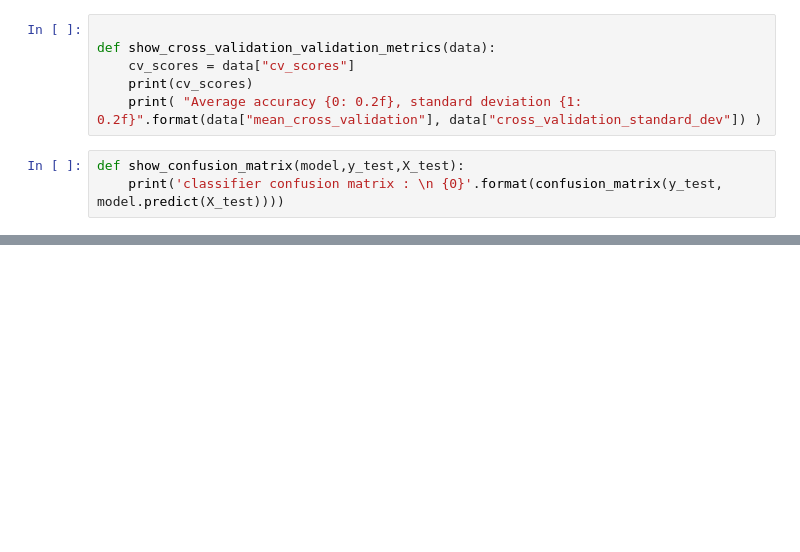
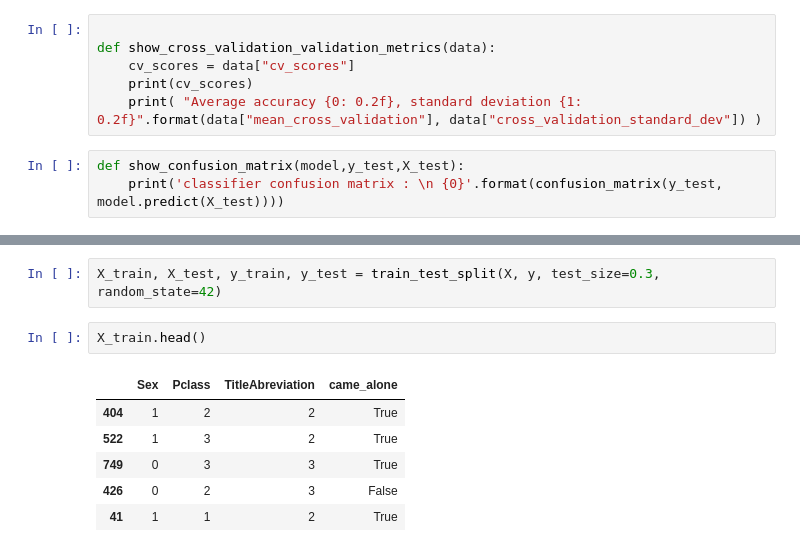
Before and after one commit to 987sebasBeller/Titanic-Survival-Prediction, a Jupyter notebook: EDA_&_prediction/data_analysis_and_prediction_fin.ipynb, the cells around one changed output, grey strips where cells are left out. Saved outputs shown, nothing was run; the diff lists cells and outputs as text; blank space fills up the shorter version.

Commit message:
Data were split for training and testing.

```diff
--- a/EDA_&_prediction/data_analysis_and_prediction_fin.ipynb
+++ b/EDA_&_prediction/data_analysis_and_prediction_fin.ipynb
@@ -429,3 +450,14 @@ def show_confusion_matrix(model,y_test,X_test):
+# %%
+X_train, X_test, y_train, y_test = train_test_split(X, y, test_size=0.3, random_state=42)
+# %%
+X_train.head()
+# %% [output]
+|  | Sex | Pclass | TitleAbreviation | came_alone |
+| 404 | 1 | 2 | 2 | True |
+| 522 | 1 | 3 | 2 | True |
+| 749 | 0 | 3 | 3 | True |
+| 426 | 0 | 2 | 3 | False |
+| 41 | 1 | 1 | 2 | True |
 # %% [markdown]
 # Creative Commons License
 
```
Also changed, not shown: parts of 3 cells of this notebook.
